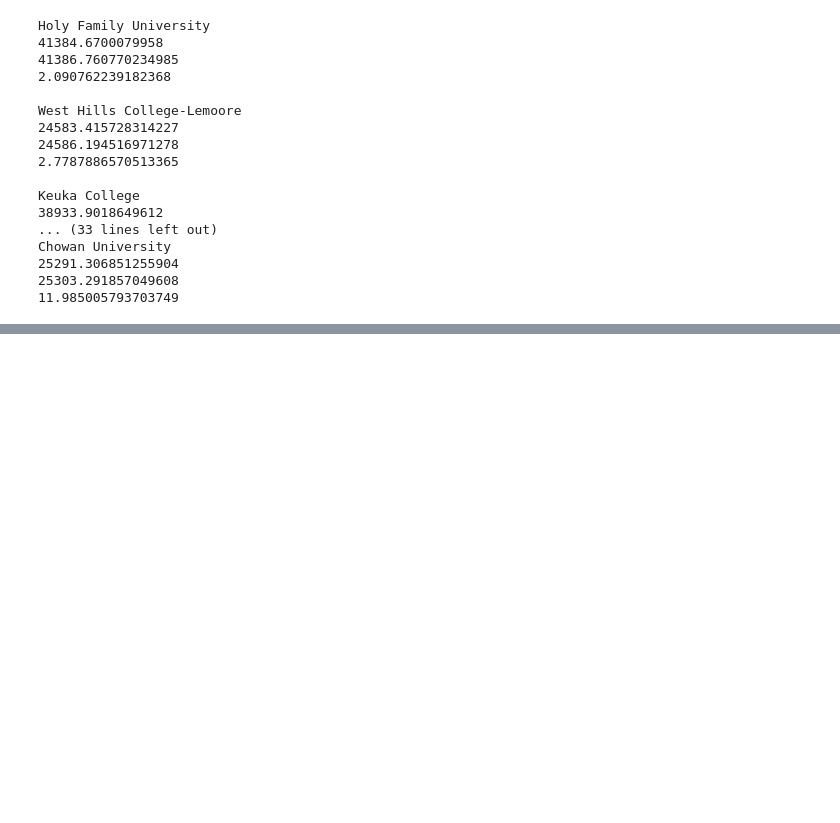
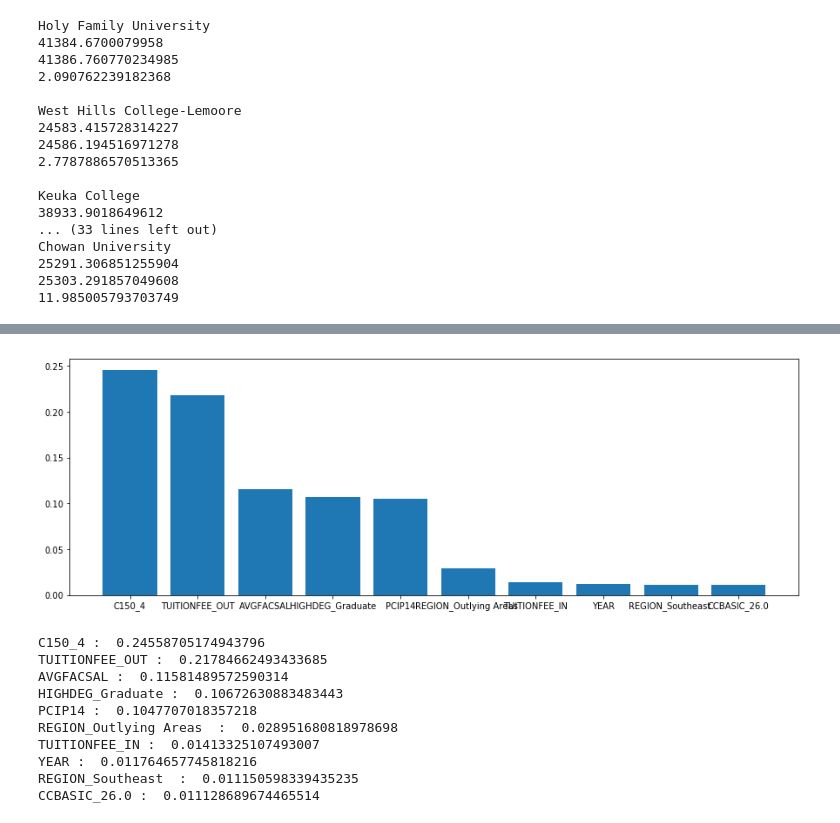
Before and after one commit to aidanclaffey/dsga-1001-college-scorecard, a Jupyter notebook: Model_evaluation.ipynb, the cells around one changed output, grey strips where cells are left out. Saved outputs shown, nothing was run; the diff lists cells and outputs as text; code cells hidden in the pictures; blank space fills up the shorter version.

```diff
--- a/Model_evaluation.ipynb
+++ b/Model_evaluation.ipynb
@@ -514,0 +578,24 @@ Chowan University
+# %%
+# Plot feature importance
+
+x = np.arange(10)
+sorted_inds = np.argsort(-(feature_importances))[:10]
+sorted_colnames = X.columns[sorted_inds]
+fig = plt.figure(figsize = (15,5))
+plt.bar(x,feature_importances[sorted_inds], width = 0.8)
+plt.xticks(x,(sorted_colnames))
+plt.show()
+for i in range(0,10):
+    print(sorted_colnames[i],': ', feature_importances[sorted_inds[i]])
+# %% [output]
+[figure, added]
+C150_4 :  0.24558705174943796
+TUITIONFEE_OUT :  0.21784662493433685
+AVGFACSAL :  0.11581489572590314
+HIGHDEG_Graduate :  0.10672630883483443
+PCIP14 :  0.1047707018357218
+REGION_Outlying Areas  :  0.028951680818978698
+TUITIONFEE_IN :  0.01413325107493007
+YEAR :  0.011764657745818216
+REGION_Southeast  :  0.011150598339435235
+CCBASIC_26.0 :  0.011128689674465514
```
Also changed, not shown: parts of 5 cells of this notebook.
